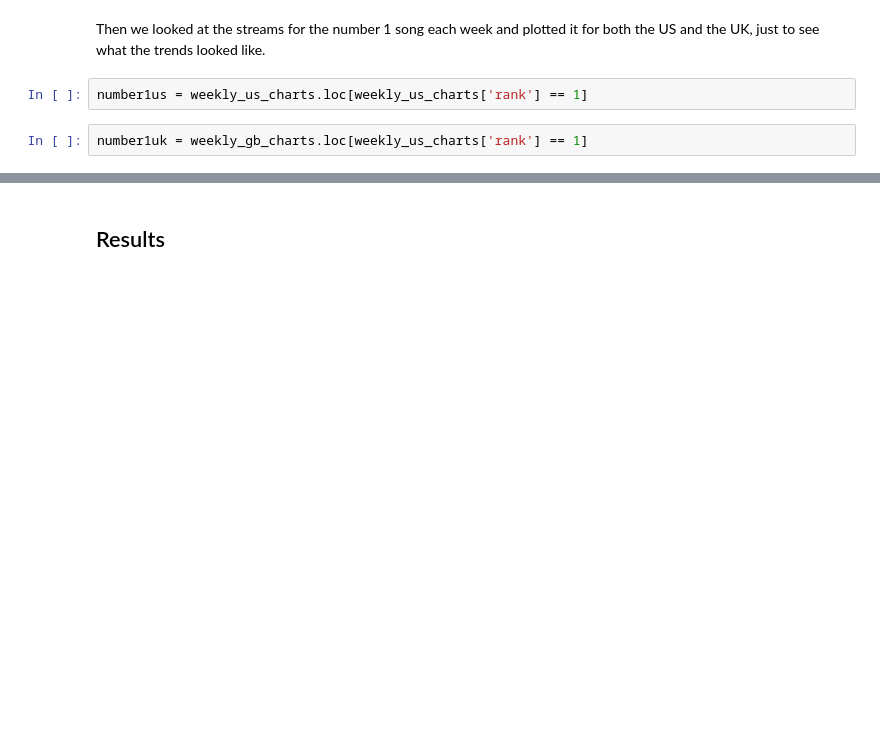
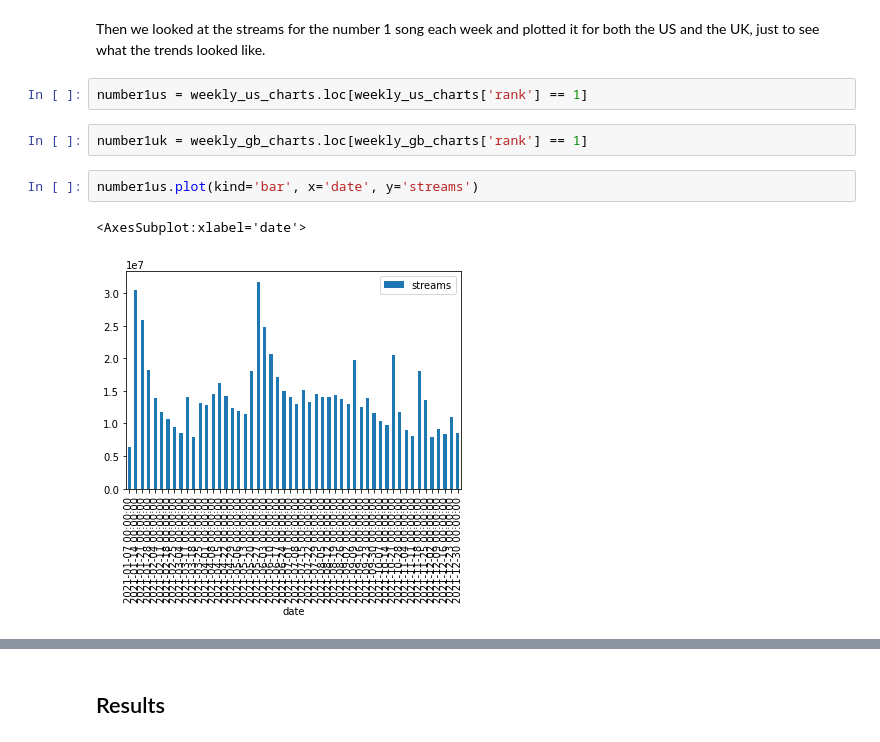
Before and after one commit to spurthirallapalli/DH140-FinalProject, a Jupyter notebook: FinalProject/FinalProject.ipynb, the cells around one changed output, grey strips where cells are left out. Saved outputs shown, nothing was run; the diff lists cells and outputs as text; blank space fills up the shorter version.

```diff
--- a/FinalProject/FinalProject.ipynb
+++ b/FinalProject/FinalProject.ipynb
@@ -287,4 +287,9 @@ Then we looked at the streams for the number 1 song each week and plotted it for
 # %%
 number1us = weekly_us_charts.loc[weekly_us_charts['rank'] == 1]
 # %%
-number1uk = weekly_gb_charts.loc[weekly_us_charts['rank'] == 1]
+number1uk = weekly_gb_charts.loc[weekly_gb_charts['rank'] == 1]
+# %%
+number1us.plot(kind='bar', x='date', y='streams')
+# %% [output]
+<AxesSubplot:xlabel='date'>
+[figure, added]
```
Also changed, not shown: parts of 1 cell of this notebook.
